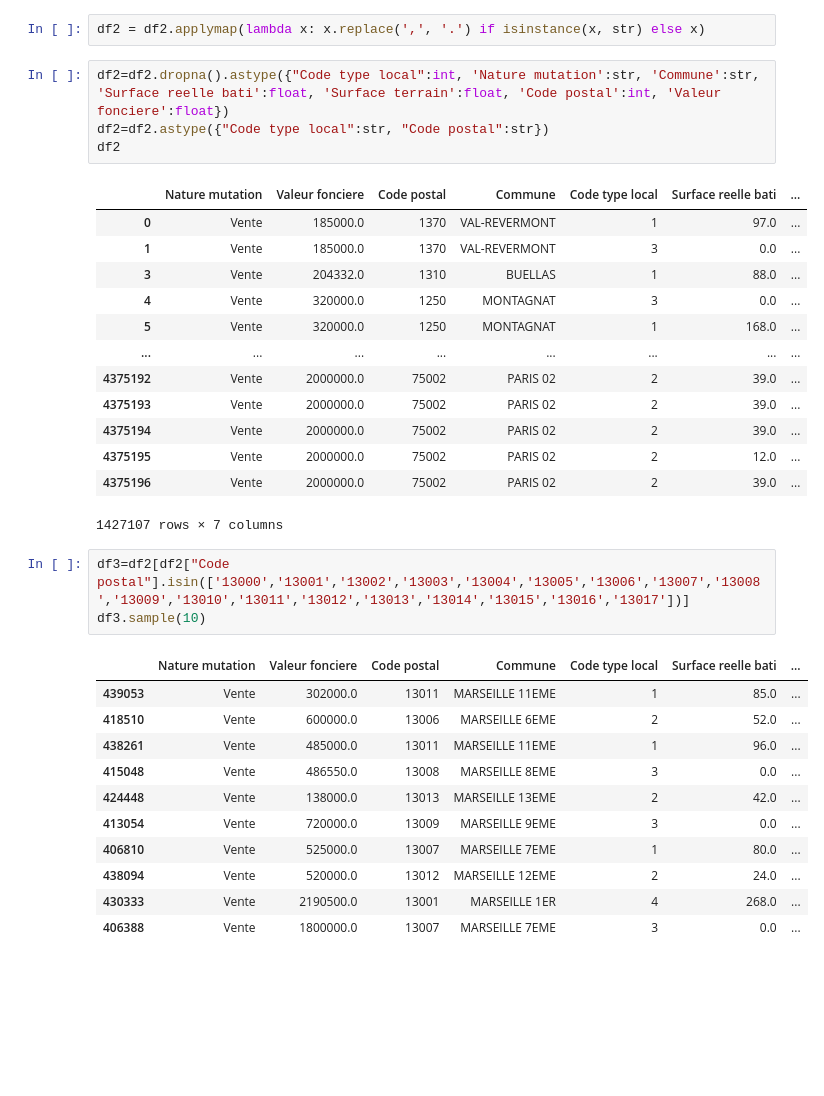
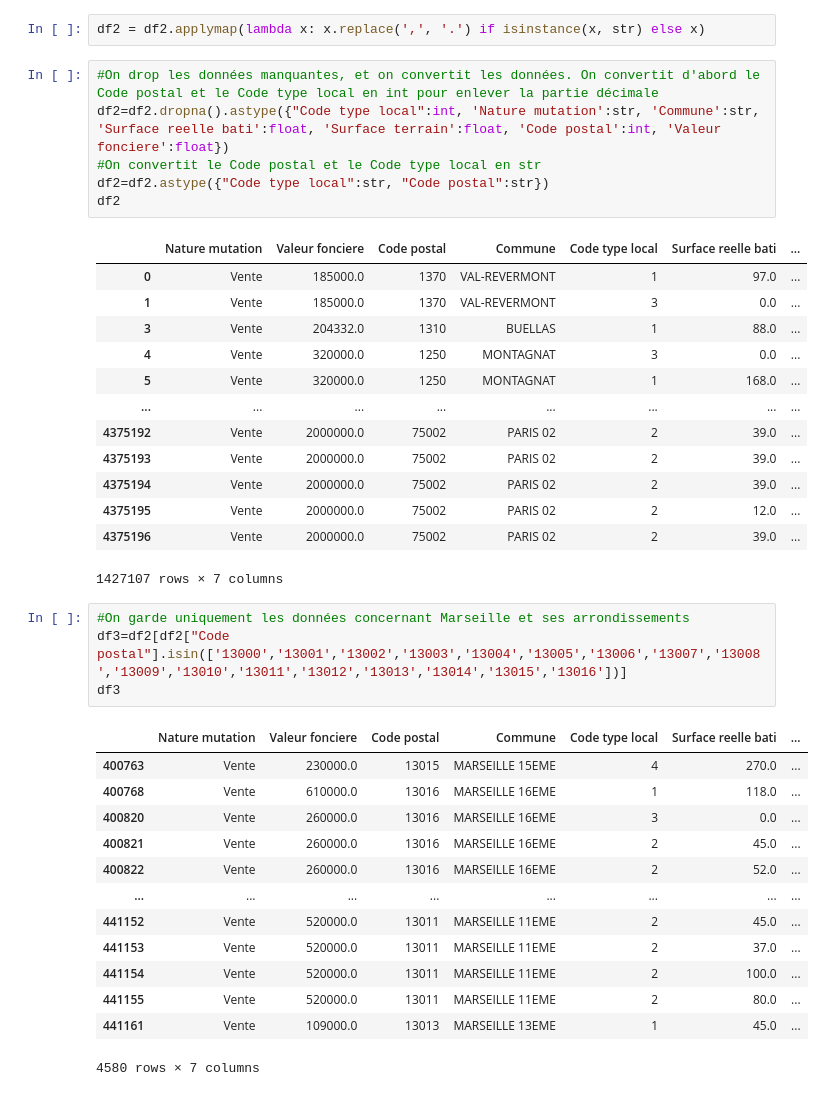
Before and after one commit to nkhenissi/pyhton-for-the-data-scientist, a Jupyter notebook: Data/DVF.ipynb, the cells around one changed output. Saved outputs shown, nothing was run; the diff lists cells and outputs as text; blank space fills up the shorter version.

```diff
--- a/Data/DVF.ipynb
+++ b/Data/DVF.ipynb
@@ -37,7 +38,9 @@ df2
 # %%
 df2 = df2.applymap(lambda x: x.replace(',', '.') if isinstance(x, str) else x)
 # %%
+#On drop les données manquantes, et on convertit les données. On convertit d'abord le Code postal et le Code type local en int pour enlever la partie décimale
 df2=df2.dropna().astype({"Code type local":int, 'Nature mutation':str, 'Commune':str, 'Surface reelle bati':float, 'Surface terrain':float, 'Code postal':int, 'Valeur fonciere':float})
+#On convertit le Code postal et le Code type local en str
 df2=df2.astype({"Code type local":str, "Code postal":str})
 df2
 # %% [output]
@@ -55,17 +58,20 @@ df2
 | 4375196 | Vente | 2000000.0 | 75002 | PARIS 02 | 2 | 39.0 | ... |
 1427107 rows × 7 columns
 # %%
-df3=df2[df2["Code postal"].isin(['13000','13001','13002','13003','13004','13005','13006','13007','13008','13009','13010','13011','13012','13013','13014','13015','13016','13017'])]
-df3.sample(10)
+#On garde uniquement les données concernant Marseille et ses arrondissements
+df3=df2[df2["Code postal"].isin(['13000','13001','13002','13003','13004','13005','13006','13007','13008','13009','13010','13011','13012','13013','13014','13015','13016'])]
+df3
 # %% [output]
 |  | Nature mutation | Valeur fonciere | Code postal | Commune | Code type local | Surface reelle bati | ... |
-| 439053 | Vente | 302000.0 | 13011 | MARSEILLE 11EME | 1 | 85.0 | ... |
-| 418510 | Vente | 600000.0 | 13006 | MARSEILLE 6EME | 2 | 52.0 | ... |
-| 438261 | Vente | 485000.0 | 13011 | MARSEILLE 11EME | 1 | 96.0 | ... |
-| 415048 | Vente | 486550.0 | 13008 | MARSEILLE 8EME | 3 | 0.0 | ... |
-| 424448 | Vente | 138000.0 | 13013 | MARSEILLE 13EME | 2 | 42.0 | ... |
-| 413054 | Vente | 720000.0 | 13009 | MARSEILLE 9EME | 3 | 0.0 | ... |
-| 406810 | Vente | 525000.0 | 13007 | MARSEILLE 7EME | 1 | 80.0 | ... |
-| 438094 | Vente | 520000.0 | 13012 | MARSEILLE 12EME | 2 | 24.0 | ... |
-| 430333 | Vente | 2190500.0 | 13001 | MARSEILLE 1ER | 4 | 268.0 | ... |
-| 406388 | Vente | 1800000.0 | 13007 | MARSEILLE 7EME | 3 | 0.0 | ... |
+| 400763 | Vente | 230000.0 | 13015 | MARSEILLE 15EME | 4 | 270.0 | ... |
+| 400768 | Vente | 610000.0 | 13016 | MARSEILLE 16EME | 1 | 118.0 | ... |
+| 400820 | Vente | 260000.0 | 13016 | MARSEILLE 16EME | 3 | 0.0 | ... |
+| 400821 | Vente | 260000.0 | 13016 | MARSEILLE 16EME | 2 | 45.0 | ... |
+| 400822 | Vente | 260000.0 | 13016 | MARSEILLE 16EME | 2 | 52.0 | ... |
+| ... | ... | ... | ... | ... | ... | ... | ... |
+| 441152 | Vente | 520000.0 | 13011 | MARSEILLE 11EME | 2 | 45.0 | ... |
+| 441153 | Vente | 520000.0 | 13011 | MARSEILLE 11EME | 2 | 37.0 | ... |
+| 441154 | Vente | 520000.0 | 13011 | MARSEILLE 11EME | 2 | 100.0 | ... |
+| 441155 | Vente | 520000.0 | 13011 | MARSEILLE 11EME | 2 | 80.0 | ... |
+| 441161 | Vente | 109000.0 | 13013 | MARSEILLE 13EME | 1 | 45.0 | ... |
+4580 rows × 7 columns
```
Also changed, not shown: parts of 4 cells of this notebook.
